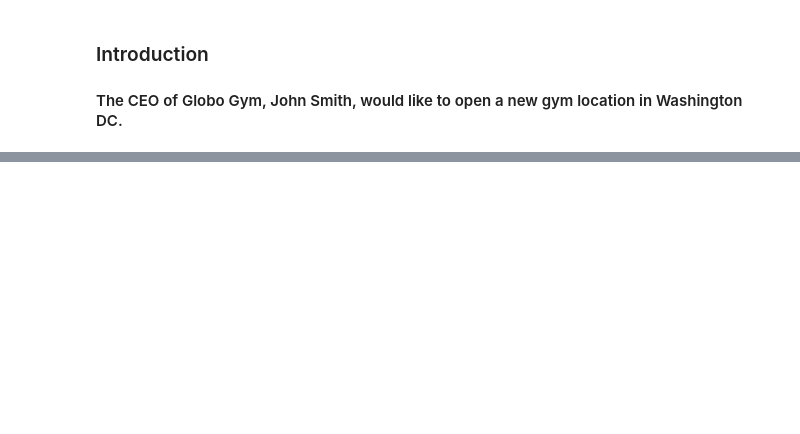
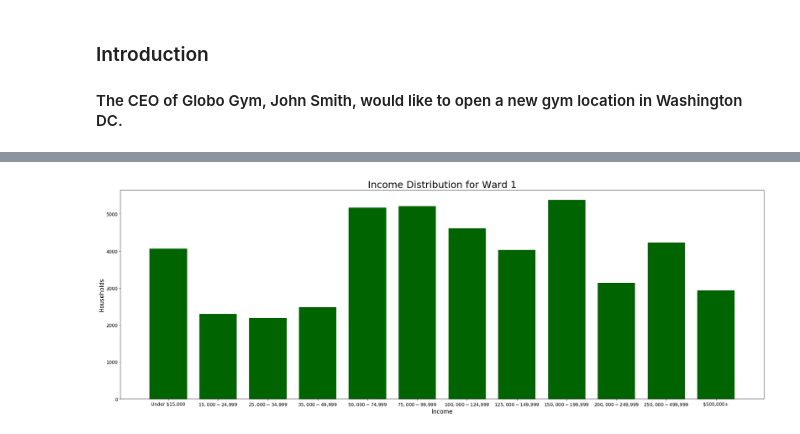
Before and after one commit to Alexdowd2/Coursera_Captstone, a Jupyter notebook: Battle of the Neighborhoods.ipynb, the cells around one changed output, grey strips where cells are left out. Cells and saved outputs as stored; diff of their text form; code cells hidden in the pictures; blank space fills up the shorter version.

```diff
--- a/Battle of the Neighborhoods.ipynb
+++ b/Battle of the Neighborhoods.ipynb
@@ -11,0 +103,8 @@
+# %%
+
+body = client_39b4b85b2fa34fcc8fed759db0f6e7a2.get_object(Bucket='courseracapstone-donotdelete-pr-0slc59bqmfhz93',Key='Ward_1_Income.xlsx')['Body']
+# add missing __iter__ method, so pandas accepts body as file-like object
+if not hasattr(body, "__iter__"): body.__iter__ = types.MethodType( __iter__, body )
+
+df = pd.read_excel(body)
+df.head()
@@ -11,0 +118,3 @@
+# %%
+df['% of Households'] = df['Percent of Households']*100
+df.head()
@@ -11,0 +128,3 @@
+# %%
+df.drop('Percent of Households',axis=1,inplace=True)
+df
@@ -11,0 +145,13 @@
+# %%
+plt.figure(figsize=(30,10))
+plt.bar('Income','Households',data=df,color='darkgreen',width=0.75)
+
+plt.xticks(size=12)
+plt.yticks(size=12)
+plt.xlabel('Income',size=15)
+plt.ylabel('Households',size=15)
+plt.title('Income Distribution for Ward 1',size=25)
+
+plt.show()
+# %% [output]
+[figure, added]
```
Also changed, not shown: parts of 52 cells of this notebook.
